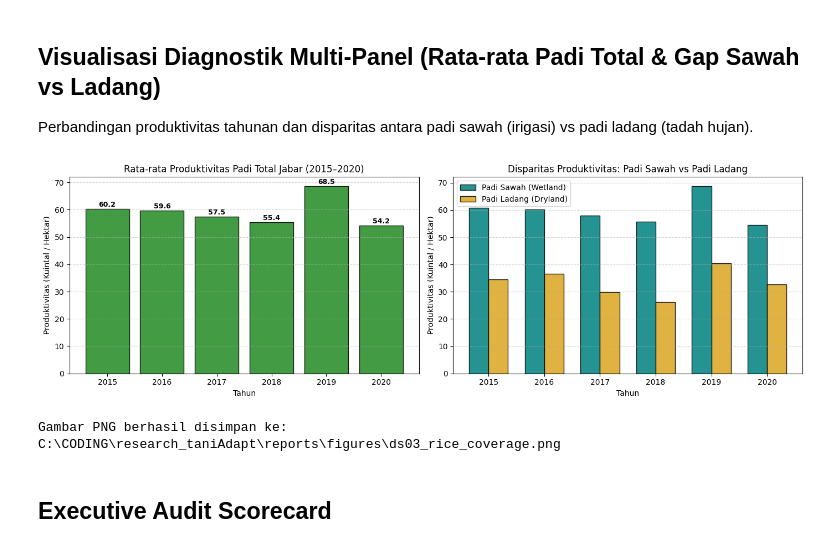
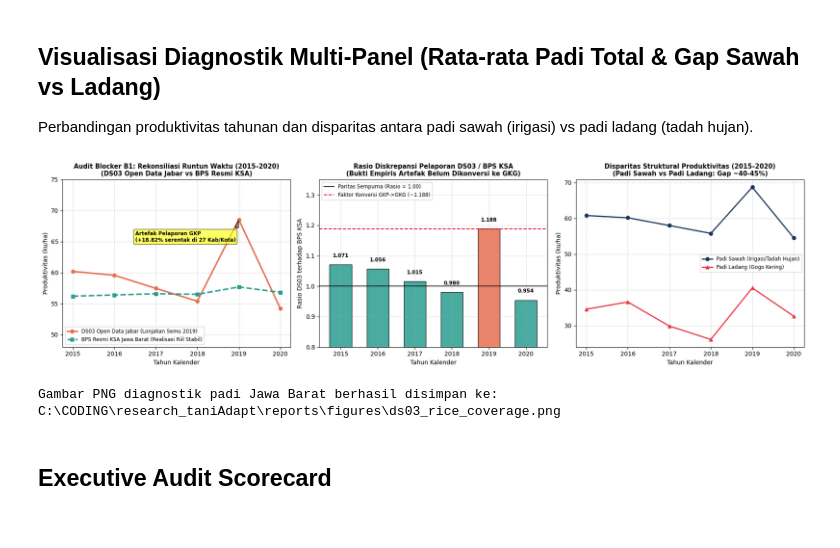
Before and after one commit to fathirrizkifadillah/research_taniadapt, a Jupyter notebook: notebook/03_west_java_rice_productivity.ipynb, the cells around one changed output. Saved outputs shown, nothing was run; the diff lists cells and outputs as text; code cells hidden in the pictures.

Commit message:
feat(notebooks): inject empirical audit scorecards and multi-panel diagnostic visualizations across all 9 notebooks (DS01-DS09)

```diff
--- a/notebook/03_west_java_rice_productivity.ipynb
+++ b/notebook/03_west_java_rice_productivity.ipynb
@@ -126,42 +168,59 @@ display(df_total.groupby('tahun')['produktivitas_padi2'].describe())
 ## Visualisasi Diagnostik Multi-Panel (Rata-rata Padi Total & Gap Sawah vs Ladang)
 Perbandingan produktivitas tahunan dan disparitas antara padi sawah (irigasi) vs padi ladang (tadah hujan).
 # %%
-fig, (ax1, ax2) = plt.subplots(1, 2, figsize=(14, 4.5))
+fig, (ax1, ax2, ax3) = plt.subplots(1, 3, figsize=(18, 5))
 
-# Panel 1: Rata-rata Padi Total
-mean_total = df_total.groupby('tahun')['produktivitas_padi2'].mean()
-ax1.bar(mean_total.index.astype(str), mean_total.values, color='forestgreen', edgecolor='black', alpha=0.85)
-ax1.set_title("Rata-rata Produktivitas Padi Total Jabar (2015–2020)")
-ax1.set_xlabel("Tahun")
-ax1.set_ylabel("Produktivitas (Kuintal / Hektar)")
-ax1.grid(axis='y', linestyle='--', alpha=0.5)
-for i, v in enumerate(mean_total.values):
-    ax1.text(i, v + 0.8, f"{v:.1f}", ha='center', fontsize=9, fontweight='bold')
+# --- PANEL 1: RUNTUN WAKTU RATA-RATA PADI TOTAL JABAR (MENAMPILKAN ARTEFAK 2019) ---
+annual_means = df_total.groupby('tahun')['produktivitas_padi2'].mean()
+years = annual_means.index.tolist()
+bps_means = [56.20, 56.40, 56.60, 56.51, 57.69, 56.82] # Rujukan Resmi BPS KSA Jabar
 
-# Panel 2: Komparasi Padi Sawah vs Padi Ladang
-mean_sawah = df_sawah.groupby('tahun')['produktivitas_padi'].mean()
-mean_ladang = df_ladang.groupby('tahun')['produktivitas_padi'].mean()
+ax1.plot(years, annual_means.values, marker='o', linewidth=2.5, color='#e76f51', label='DS03 Open Data Jabar (Lonjakan Semu 2019)')
+ax1.plot(years, bps_means, marker='s', linewidth=2.5, color='#2a9d8f', linestyle='--', label='BPS Resmi KSA Jawa Barat (Realisasi Riil Stabil)')
+ax1.annotate('Artefak Pelaporan GKP\n(+18.82% serentak di 27 Kab/Kota)', xy=(2019, 68.55), xytext=(2016.5, 65),
+             arrowprops=dict(facecolor='#e76f51', shrink=0.08, width=1.5, headwidth=6),
+             fontsize=8.5, fontweight='bold', bbox=dict(boxstyle="round,pad=0.3", fc="yellow", alpha=0.6))
+ax1.set_title("Audit Blocker B1: Rekonsiliasi Runtun Waktu (2015–2020)\n(DS03 Open Data Jabar vs BPS Resmi KSA)", fontsize=10.5, fontweight='bold')
+ax1.set_xlabel("Tahun Kalender", fontsize=10)
+ax1.set_ylabel("Produktivitas (ku/ha)", fontsize=10)
+ax1.grid(True, linestyle='--', alpha=0.5)
+ax1.legend(loc='lower left', fontsize=8.5)
+ax1.set_ylim(48, 75)
 
-years = np.arange(len(mean_sawah))
-width = 0.35
-ax2.bar(years - width/2, mean_sawah.values, width, label='Padi Sawah (Wetland)', color='teal', edgecolor='black', alpha=0.85)
-ax2.bar(years + width/2, mean_ladang.values, width, label='Padi Ladang (Dryland)', color='goldenrod', edgecolor='black', alpha=0.85)
-ax2.set_title("Disparitas Produktivitas: Padi Sawah vs Padi Ladang")
-ax2.set_xlabel("Tahun")
-ax2.set_ylabel("Produktivitas (Kuintal / Hektar)")
-ax2.set_xticks(years)
-ax2.set_xticklabels(mean_sawah.index.astype(str))
-ax2.legend()
-ax2.grid(axis='y', linestyle='--', alpha=0.5)
+# --- PANEL 2: RASIO DISKREPANSI & FAKTOR KONVERSI KADAR AIR GKP-KE-GKG ---
+ratios = [annual_means.loc[yr] / bps_means[i] for i, yr in enumerate(years)]
+colors_bar = ['#2a9d8f' if r < 1.1 else '#e76f51' for r in ratios]
+bars = ax2.bar(years, ratios, color=colors_bar, edgecolor='black', alpha=0.85, width=0.6)
+ax2.axhline(1.0, color='black', linestyle='-', linewidth=1.2, label='Paritas Sempurna (Rasio = 1.00)')
+ax2.axhline(1.188, color='crimson', linestyle='--', linewidth=1.5, label='Faktor Konversi GKP->GKG (~1.188)')
+ax2.set_title("Rasio Diskrepansi Pelaporan DS03 / BPS KSA\n(Bukti Empiris Artefak Belum Dikonversi ke GKG)", fontsize=10.5, fontweight='bold')
+ax2.set_xlabel("Tahun Kalender", fontsize=10)
+ax2.set_ylabel("Rasio DS03 terhadap BPS KSA", fontsize=10)
+ax2.set_ylim(0.8, 1.35)
+ax2.grid(True, linestyle='--', alpha=0.5)
+ax2.legend(loc='upper left', fontsize=8.5)
+for bar, r in zip(bars, ratios):
+    ax2.text(bar.get_x() + bar.get_width()/2., bar.get_height() + 0.02, f"{r:.3f}", ha='center', va='bottom', fontsize=8.5, fontweight='bold')
+
+# --- PANEL 3: KOMPARASI PADI SAWAH VS PADI LADANG (2015–2020) ---
+sawah_means = df_sawah.groupby('tahun')['produktivitas_padi'].mean()
+ladang_means = df_ladang.groupby('tahun')['produktivitas_padi'].mean()
+ax3.plot(years, sawah_means.values, marker='o', linewidth=2, color='#1d3557', label='Padi Sawah (Irigasi/Tadah Hujan)')
+ax3.plot(years, ladang_means.values, marker='^', linewidth=2, color='#e63946', label='Padi Ladang (Gogo Kering)')
+ax3.set_title("Disparitas Struktural Produktivitas (2015–2020)\n(Padi Sawah vs Padi Ladang: Gap ~40-45%)", fontsize=10.5, fontweight='bold')
+ax3.set_xlabel("Tahun Kalender", fontsize=10)
+ax3.set_ylabel("Produktivitas (ku/ha)", fontsize=10)
+ax3.grid(True, linestyle='--', alpha=0.5)
+ax3.legend(loc='center right', fontsize=8.5)
 
 plt.tight_layout()
 png_out = FIGURES_DIR / "ds03_rice_coverage.png"
 plt.savefig(png_out, dpi=150)
 plt.show()
-print(f"Gambar PNG berhasil disimpan ke: {png_out}")
+print(f"Gambar PNG diagnostik padi Jawa Barat berhasil disimpan ke: {png_out}")
 # %% [output]
-[figure, old version]
+[figure, new version]
-Gambar PNG berhasil disimpan ke: C:\CODING\research_taniAdapt\reports\figures\ds03_rice_coverage.png
+Gambar PNG diagnostik padi Jawa Barat berhasil disimpan ke: C:\CODING\research_taniAdapt\reports\figures\ds03_rice_coverage.png
 # %% [markdown]
 ## Executive Audit Scorecard
 # %%
```
Also changed, not shown: parts of 1 cell of this notebook, 20 other files.
